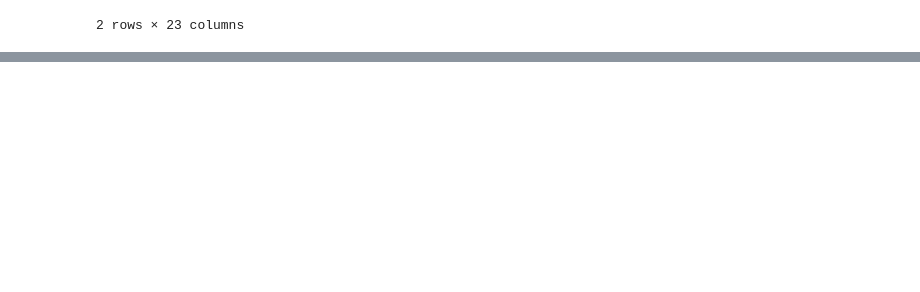
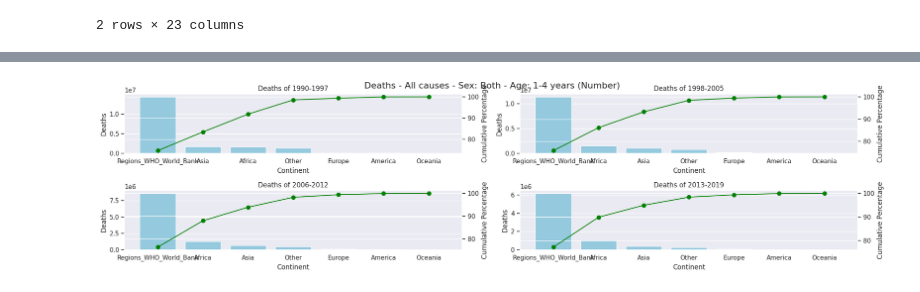
Before and after one commit to rodrigo-espino/Statsproject, a Jupyter notebook: Main_project.ipynb, the cells around one changed output, grey strips where cells are left out. Cells and saved outputs as stored; diff of their text form; code cells hidden in the pictures; blank space fills up the shorter version.

```diff
--- a/Main_project.ipynb
+++ b/Main_project.ipynb
@@ -174,0 +334,4 @@ mean_deaths_by_epoch.head(2)
+# %%
+Paretto_diagram('Deaths - All causes - Sex: Both - Age: 1-4 years (Number)')
+# %% [output]
+[figure, added]
```
Also changed, not shown: parts of 22 cells of this notebook.
